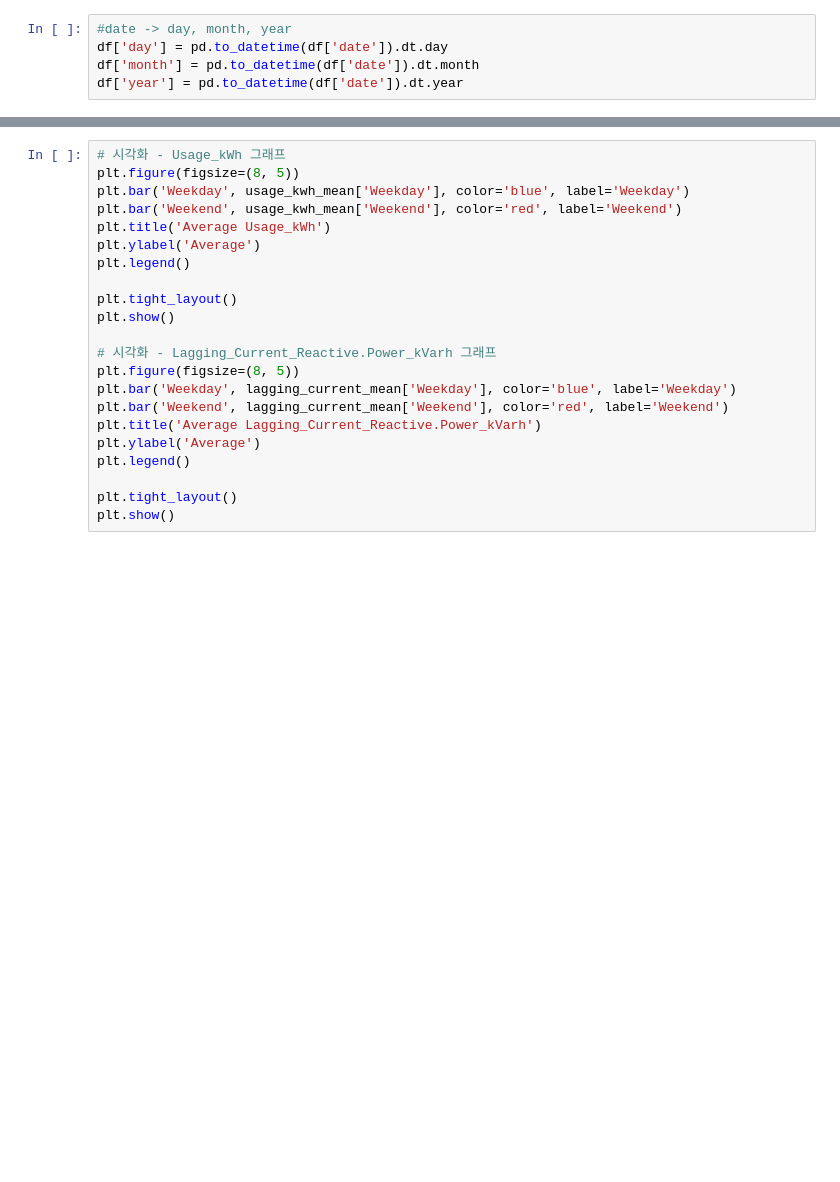
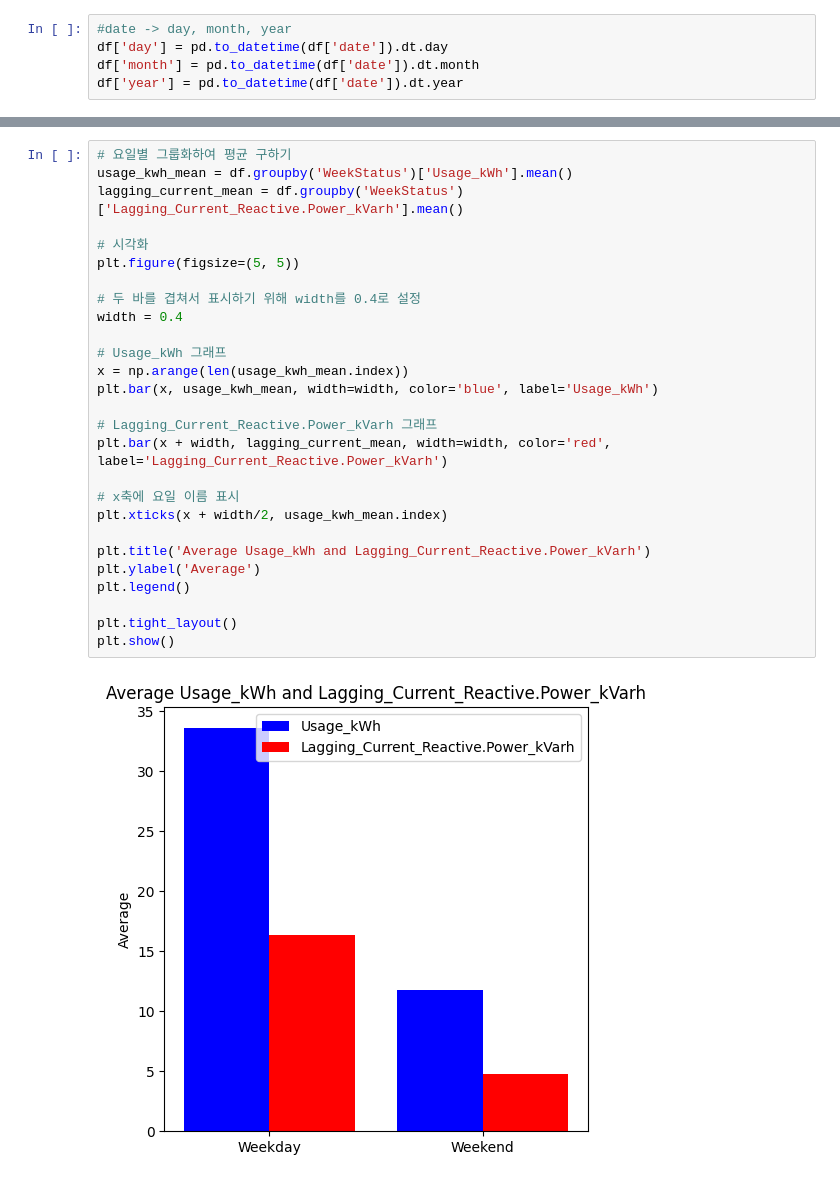
Before and after one commit to minjaekim070/Study, a Jupyter notebook: Industry_Energy_Consumption.ipynb, the cells around one changed output, grey strips where cells are left out. Saved outputs shown, nothing was run; the diff lists cells and outputs as text; blank space fills up the shorter version.

```diff
--- a/Industry_Energy_Consumption.ipynb
+++ b/Industry_Energy_Consumption.ipynb
@@ -57,22 +85,29 @@ print(lagging_current_mean['Weekday'],'/',lagging_current_mean['Weekend'])
-# %%
-# 시각화 - Usage_kWh 그래프
-plt.figure(figsize=(8, 5))
-plt.bar('Weekday', usage_kwh_mean['Weekday'], color='blue', label='Weekday')
-plt.bar('Weekend', usage_kwh_mean['Weekend'], color='red', label='Weekend')
-plt.title('Average Usage_kWh')
-plt.ylabel('Average')
-plt.legend()
-
-plt.tight_layout()
-plt.show()
-
-# 시각화 - Lagging_Current_Reactive.Power_kVarh 그래프
-plt.figure(figsize=(8, 5))
-plt.bar('Weekday', lagging_current_mean['Weekday'], color='blue', label='Weekday')
-plt.bar('Weekend', lagging_current_mean['Weekend'], color='red', label='Weekend')
-plt.title('Average Lagging_Current_Reactive.Power_kVarh')
-plt.ylabel('Average')
-plt.legend()
-
-plt.tight_layout()
-plt.show()
+# %%
+# 요일별 그룹화하여 평균 구하기
+usage_kwh_mean = df.groupby('WeekStatus')['Usage_kWh'].mean()
+lagging_current_mean = df.groupby('WeekStatus')['Lagging_Current_Reactive.Power_kVarh'].mean()
+
+# 시각화
+plt.figure(figsize=(5, 5))
+
+# 두 바를 겹쳐서 표시하기 위해 width를 0.4로 설정
+width = 0.4
+
+# Usage_kWh 그래프
+x = np.arange(len(usage_kwh_mean.index))
+plt.bar(x, usage_kwh_mean, width=width, color='blue', label='Usage_kWh')
+
+# Lagging_Current_Reactive.Power_kVarh 그래프
+plt.bar(x + width, lagging_current_mean, width=width, color='red', label='Lagging_Current_Reactive.Power_kVarh')
+
+# x축에 요일 이름 표시
+plt.xticks(x + width/2, usage_kwh_mean.index)
+
+plt.title('Average Usage_kWh and Lagging_Current_Reactive.Power_kVarh')
+plt.ylabel('Average')
+plt.legend()
+
+plt.tight_layout()
+plt.show()
+# %% [output]
+[figure, added]
```
Also changed, not shown: parts of 15 cells of this notebook.
